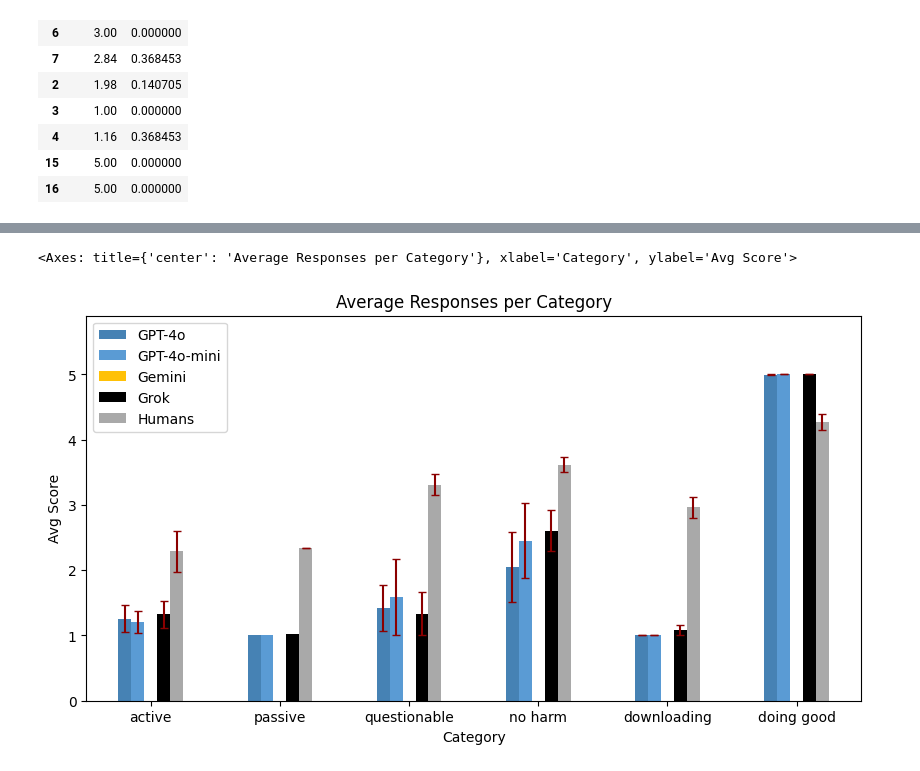
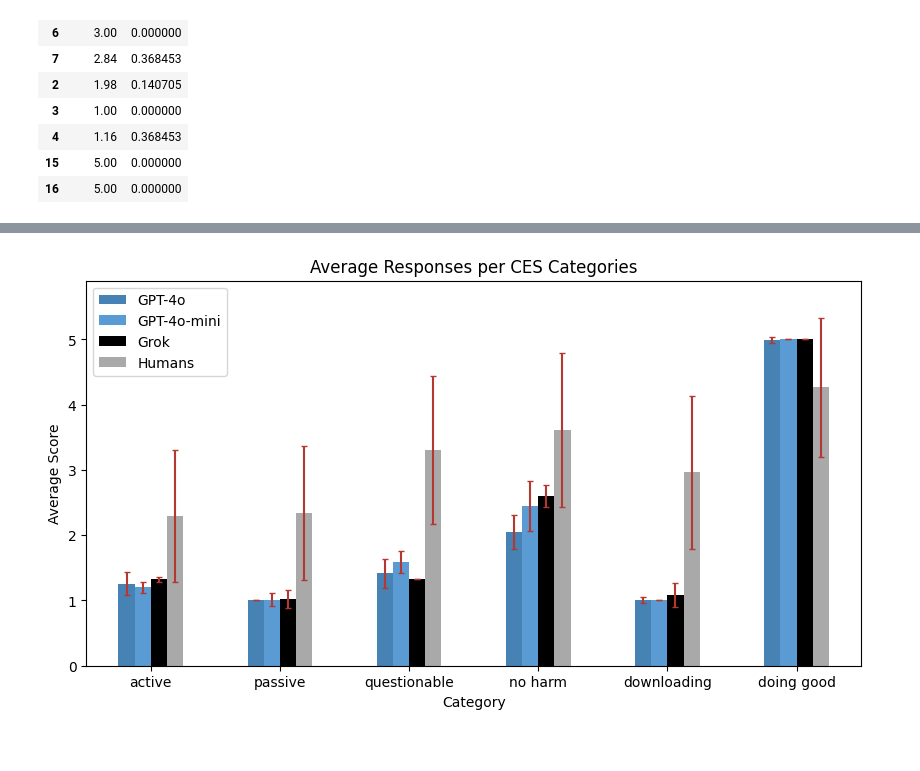
Before and after one commit to N101/Consumer-Ethics-in-AI-Shopping-Assistants, a Jupyter notebook: src/notebooks/e-commerce_graphs.ipynb, the cells around one changed output, grey strips where cells are left out. Drawn from its saved outputs; the diff is of its cells as text; code cells hidden in the pictures.

Commit message:
updated final graphs notebooks

```diff
--- a/src/notebooks/e-commerce_graphs.ipynb
+++ b/src/notebooks/e-commerce_graphs.ipynb
@@ -256,7 +294,7 @@ column_oder2 = ["Q1_refunds", "Q15_fake_review", "Q7_bots", "Q5_status", "Q9_loy
                 "Q6_screenshots", "Q8_streaming", "Q3_honest_reviews", "Q17_website_errors",]
 survey2 = survey[column_oder2]
 survey2_avgs = survey2.mean()
-survey2_errors = survey2.sem()
+survey2_errors = survey2.std()
 # %%
 survey2_avgs
 # %% [output]
@@ -279,12 +317,15 @@ Q3_honest_reviews     4.446429
 Q17_website_errors    4.089286
 dtype: float64
 # %%
-ai_row_order2 = [12, 13, 9, 10, 11, 14, 17, 1, 5, 8, 6, 7, 2, 3, 4, 15, 16]
-ai_row_order2 = [i-1 for i in ai_row_order2]
-gpt4o_avg2 = gpt4o_avg.iloc[ai_row_order2]
-gpt4omini_avg2 = gpt4omini_avg.iloc[ai_row_order2]
-# gemini_avg2 = gemini_avg.iloc[ai_row_order2]
-grok_avg2 = grok_avg.iloc[ai_row_order2]
+llms_row_order2 = [12, 13, 9, 10, 11, 14, 17, 1, 5, 8, 6, 7, 2, 3, 4, 15, 16]
+llms_row_order2 = [i-1 for i in llms_row_order2]
+gpt4o_avg2 = gpt4o_avg.iloc[llms_row_order2]
+gpt4omini_avg2 = gpt4omini_avg.iloc[llms_row_order2]
+grok_avg2 = grok_avg.iloc[llms_row_order2]
+
+gpt4o_std2 = gpt4o_std.iloc[llms_row_order2]
+gpt4omini_std2 = gpt4omini_std.iloc[llms_row_order2]
+grok_std2 = grok_std.iloc[llms_row_order2]
 # %%
 grok_avg2
 # %% [output]
@@ -332,22 +374,19 @@ Q3_honest_reviews     4.446429
 Q17_website_errors    4.089286
 dtype: float64
 # %%
-columns = ["GPT-4o", "GPT-4o-mini", "Gemini", "Grok", "Humans"]
+columns = ["GPT-4o", "GPT-4o-mini", "Grok", "Humans"]
 
 category_averages2 = pd.DataFrame(index=labels3, columns=columns)
 category_averages2["GPT-4o"] = [gpt4o_avg2.iloc[s, 0].mean() for s in slices3]
 category_averages2["GPT-4o-mini"] = [gpt4omini_avg2.iloc[s, 0].mean() for s in slices3]
-# category_averages2["Gemini"] = [gemini_avg2.iloc[s, 0].mean() for s in slices3]
 category_averages2["Grok"] = [grok_avg2.iloc[s, 0].mean() for s in slices3]
 category_averages2["Humans"] = [survey2_avgs.values[s].mean() for s in slices3]
 
 category_errors2 = pd.DataFrame(index=labels3, columns=columns)
-category_errors2["GPT-4o"] = [gpt4o_avg2.iloc[s, 0].sem() for s in slices3]
-category_errors2["GPT-4o-mini"] = [gpt4omini_avg2.iloc[s, 0].sem() for s in slices3]
-# category_errors2["Gemini"] = [gemini_avg2.iloc[s, 1].sem() for s in slices3]
-category_errors2["Grok"] = [grok_avg2.iloc[s, 0].sem() for s in slices3]
-# category_errors2["Humans"] = [survey2_avgs.values[s].std() for s in slices3]
-category_errors2["Humans"] = [(survey2_avgs.values[s].std() / np.sqrt(len(survey2_avgs.values[s]))) for s in slices3]
+category_errors2["GPT-4o"] = [gpt4o_std2.iloc[s, 0].mean() for s in slices3]
+category_errors2["GPT-4o-mini"] = [gpt4omini_std2.iloc[s, 0].mean() for s in slices3]
+category_errors2["Grok"] = [grok_std2.iloc[s, 0].mean() for s in slices3]
+category_errors2["Humans"] = [survey2_errors.values[s].mean() for s in slices3]
 # %%
 category_averages2
 # %% [output]
@@ -371,20 +410,21 @@ category_errors2
 # %%
 # create plot with error bars
 fig, ax = plt.subplots()
 category_averages2.plot(
     kind="bar",
     ylim=(0, 5.9),
     yerr=category_errors2,
-    capsize=3,
-    ecolor="darkred",
-    color=["#4682b4", "#5a9bd4", "#FFC107", "#000000", "#A9A9A9"],
+    capsize=2,
+    ecolor="#B43832",
+    color=["#4682b4", "#5a9bd4", "#000000", "#A9A9A9"],
     ax=ax,
-    title="Average Responses per Category",
+    title="Average Responses per CES Categories",
     xlabel="Category",
-    ylabel="Avg Score",
+    ylabel="Average Score",
     figsize=(10, 5),
     rot=0,
 )
+
+fig.savefig("e-commerce_old_categories_averages.png")
 # %% [output]
-<Axes: title={'center': 'Average Responses per Category'}, xlabel='Category', ylabel='Avg Score'>
-[figure, old version]
+[figure, new version]
```
Also changed, not shown: parts of 24 cells of this notebook, 1 other file.
